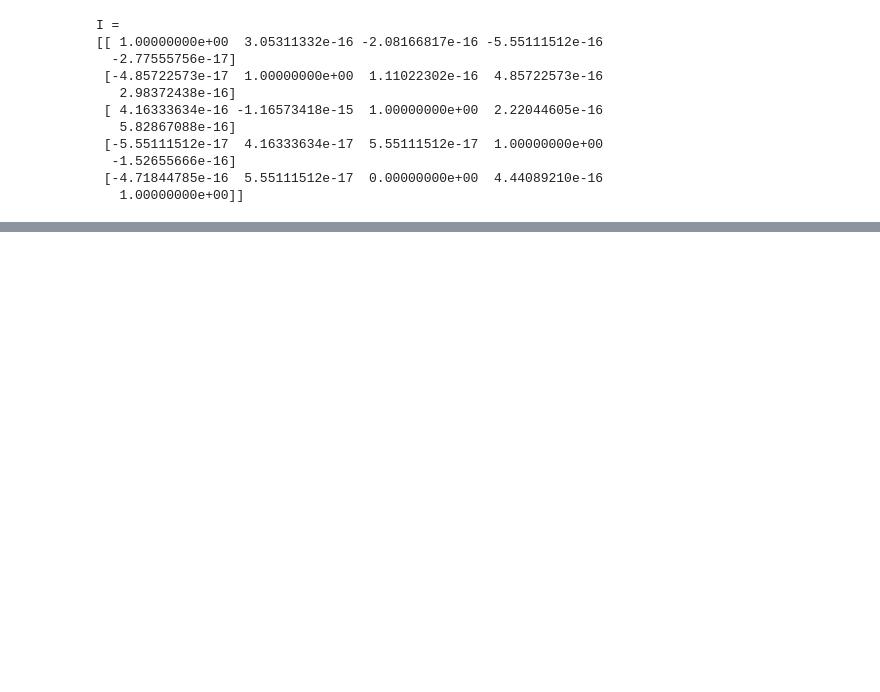
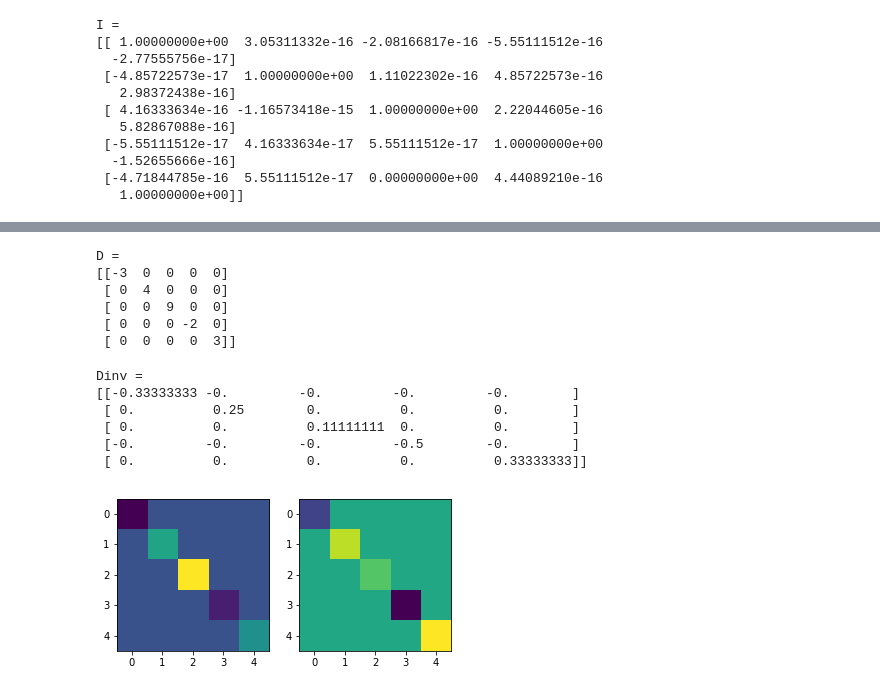
Before and after one commit to whyven/linearAlgebra, a Jupyter notebook: CodeChallenges.ipynb, the cells around one changed output, grey strips where cells are left out. Cells and saved outputs as stored; diff of their text form; code cells hidden in the pictures; blank space fills up the shorter version.

```diff
--- a/CodeChallenges.ipynb
+++ b/CodeChallenges.ipynb
@@ -1268,0 +1276,31 @@ I =
+# %%
+# Make a matrix
+m=5
+A = np.random.randint(-10,10, size=(m,m))
+# Make matrix diagonal
+D = np.diag( np.matrix.diagonal(A) )
+print("D = \n{}".format(np.matrix.view(D)))
+# %% [output]
+D =
+[[-3  0  0  0  0]
+ [ 0  4  0  0  0]
+ [ 0  0  9  0  0]
+ [ 0  0  0 -2  0]
+ [ 0  0  0  0  3]]
+# %%
+# Compute the inverse
+D_inv = np.linalg.inv( D )
+print("Dinv = \n{}".format(np.matrix.view(D_inv)))
+# Fancy plotting from the lecture videos
+fig, ax = plt.subplots(1,2)
+ax[0].imshow(D)
+ax[1].imshow(D_inv)
+plt.show()
+# %% [output]
+Dinv =
+[[-0.33333333 -0.         -0.         -0.         -0.        ]
+ [ 0.          0.25        0.          0.          0.        ]
+ [ 0.          0.          0.11111111  0.          0.        ]
+ [-0.         -0.         -0.         -0.5        -0.        ]
+ [ 0.          0.          0.          0.          0.33333333]]
+[figure, added]
```
Also changed, not shown: parts of 2 cells of this notebook.
